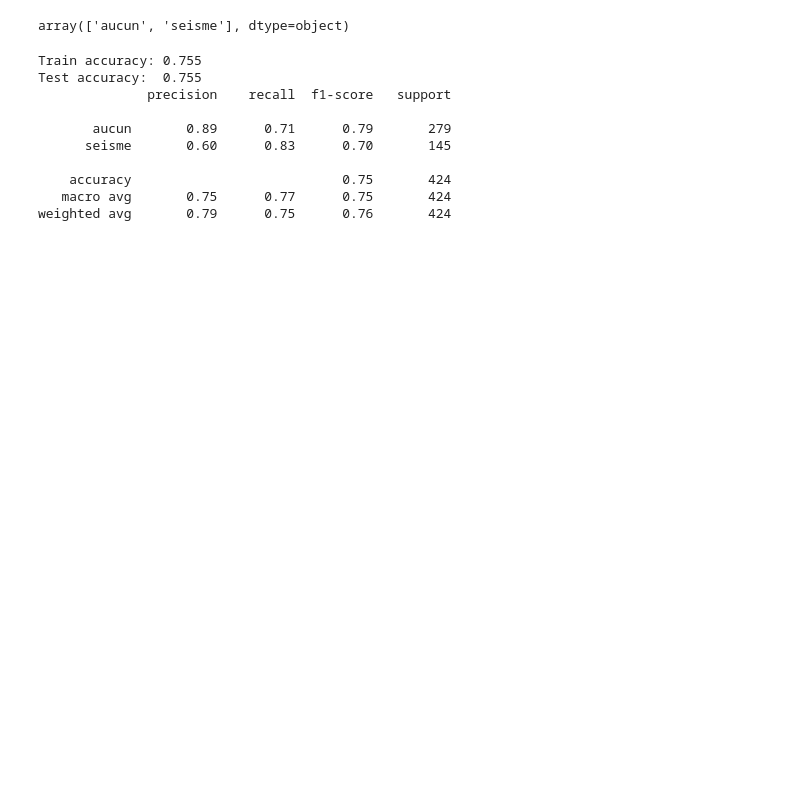
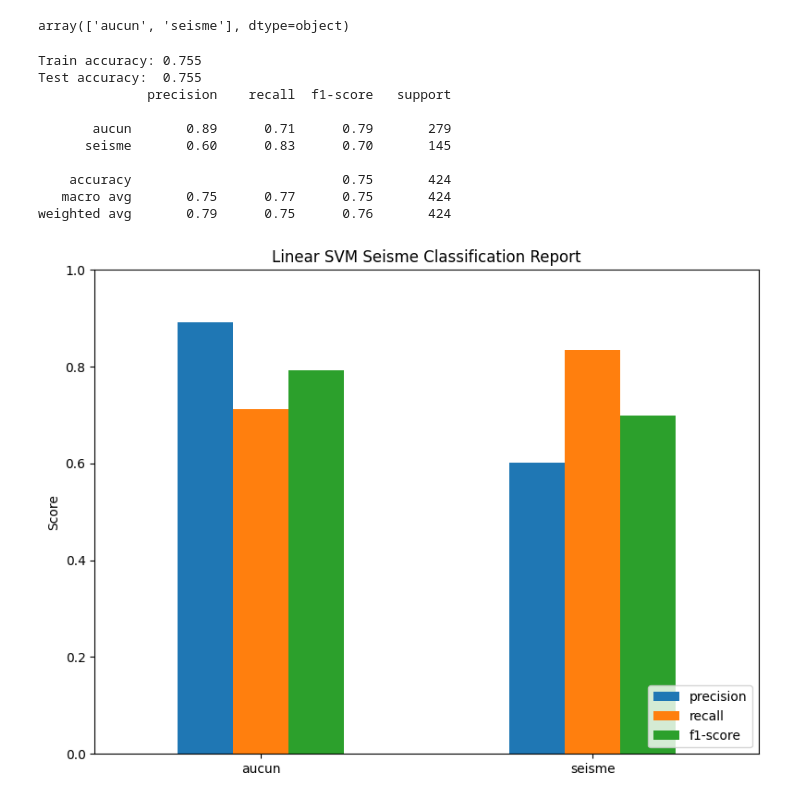
Before and after one commit to Challenge48hYnov/terra-vigilance-predict-api, a Jupyter notebook: models.ipynb, the cells around one changed output. Saved outputs shown, nothing was run; the diff lists cells and outputs as text; code cells hidden in the pictures; blank space fills up the shorter version.

```diff
--- a/models.ipynb
+++ b/models.ipynb
@@ -44,6 +51,29 @@ Test accuracy:  0.755
     accuracy                           0.75       424
    macro avg       0.75      0.77      0.75       424
 weighted avg       0.79      0.75      0.76       424
+# %%
+# plot classification report as a bar chart
+report_dict = classification_report(y_test, y_pred_linear, output_dict=True)
+df_report = pd.DataFrame(report_dict).T
+
+# only keep the actual class rows (exclude accuracy, macro avg, weighted avg)
+class_labels = [str(c) for c in linear_svc_model.classes_]
+df_report = df_report.loc[class_labels, ['precision', 'recall', 'f1-score']]
+
+# draw
+fig, ax = plt.subplots(figsize=(8, 6))
+df_report.plot(kind='bar', ax=ax)
+plt.title("Linear SVM Seisme Classification Report")
+plt.ylabel("Score")
+plt.ylim(0, 1.0)
+plt.xticks(rotation=0)
+plt.legend(loc="lower right")
+plt.tight_layout()
+plt.show()
+
+fig.savefig('./graph/Linear_classification_repport.png', dpi=300, bbox_inches='tight')
+# %% [output]
+[figure, added]
 # %%
 df = pd.read_parquet('datasets/inondation/datasets_inondation.parquet')
 X = df.drop(columns=['catastrophe', 'date'])
```
Also changed, not shown: parts of 7 cells of this notebook, 8 other files.
